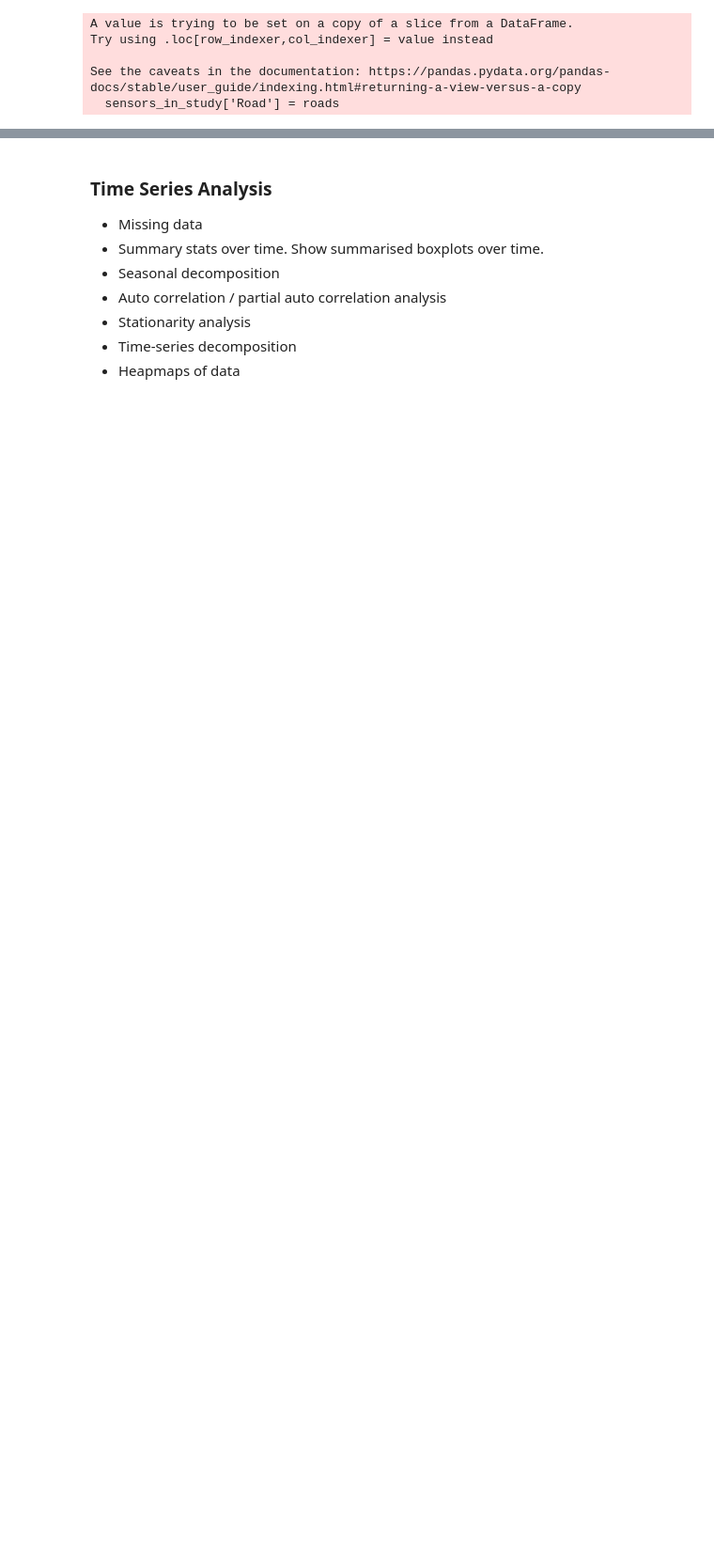
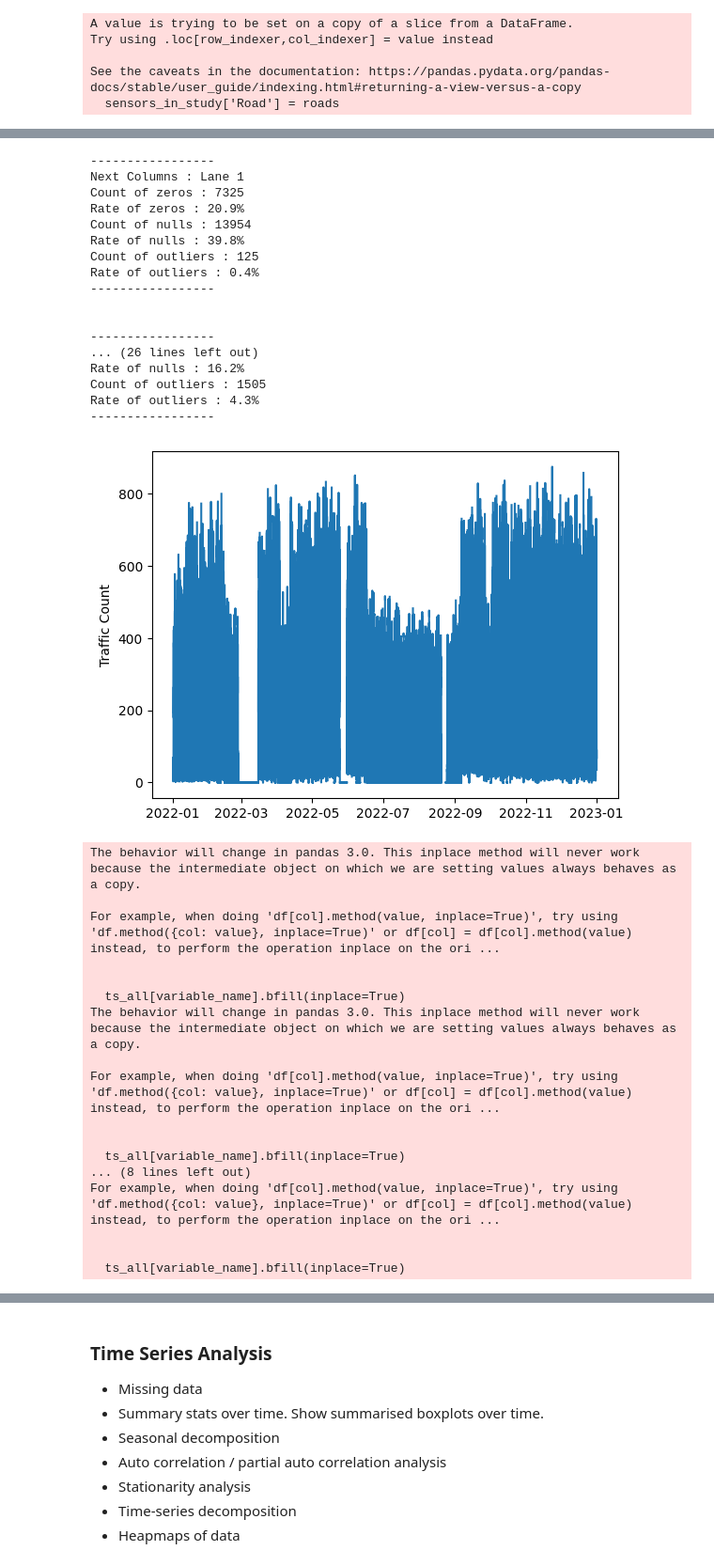
Before and after one commit to cmconlan/Adaptive_Traffic_Simulator, a Jupyter notebook: 1. EDA and Sensor Selection.ipynb, the cells around one changed output, grey strips where cells are left out. Shown at 94% size. Cells and saved outputs as stored; diff of their text form; code cells hidden in the pictures; blank space fills up the shorter version.

```diff
--- a/1. EDA and Sensor Selection.ipynb
+++ b/1. EDA and Sensor Selection.ipynb
@@ -235,0 +582,41 @@ Rate of outliers : 4.3%
+# %%
+rand_sens = random.randrange(0,len(sensors_in_study)-1)
+next_sensor = sensors_gdf.iloc[rand_sens].to_frame().T
+sensor_id = next_sensor['site_ID'].values[0]
+ts_2, ts_all_2 = analyse_time_series_of_sensor(sensor_id,start_date,end_date)
+# %% [output]
+-----------------
+Next Columns : Lane 1
+Count of zeros : 7325
+Rate of zeros : 20.9%
+Count of nulls : 13954
+Rate of nulls : 39.8%
+Count of outliers : 125
+Rate of outliers : 0.4%
+-----------------
+
+
+-----------------
+... (26 lines left out)
+Rate of nulls : 16.2%
+Count of outliers : 1505
+Rate of outliers : 4.3%
+-----------------
+[figure, added]
+The behavior will change in pandas 3.0. This inplace method will never work because the intermediate object on which we are setting values always behaves as a copy.
+
+For example, when doing 'df[col].method(value, inplace=True)', try using 'df.method({col: value}, inplace=True)' or df[col] = df[col].method(value) instead, to perform the operation inplace on the ori ...
+
+
+  ts_all[variable_name].bfill(inplace=True)
+The behavior will change in pandas 3.0. This inplace method will never work because the intermediate object on which we are setting values always behaves as a copy.
+
+For example, when doing 'df[col].method(value, inplace=True)', try using 'df.method({col: value}, inplace=True)' or df[col] = df[col].method(value) instead, to perform the operation inplace on the ori ...
+
+
+  ts_all[variable_name].bfill(inplace=True)
+... (8 lines left out)
+For example, when doing 'df[col].method(value, inplace=True)', try using 'df.method({col: value}, inplace=True)' or df[col] = df[col].method(value) instead, to perform the operation inplace on the ori ...
+
+
+  ts_all[variable_name].bfill(inplace=True)
```
Also changed, not shown: parts of 25 cells of this notebook.
